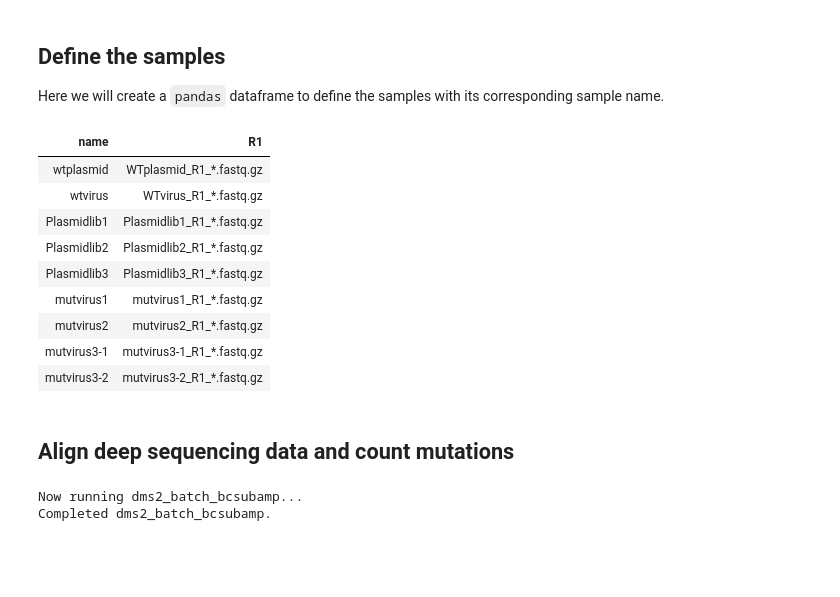
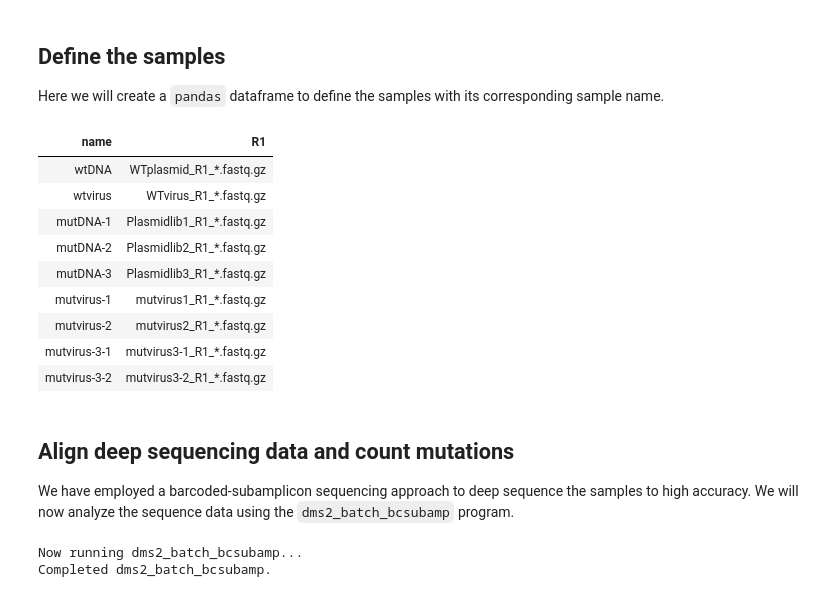
Before and after one commit to jbloomlab/Perth2009-DMS-Manuscript, a Jupyter notebook: analysis_code/Perth2009_DMS_analysis.ipynb, the cells around one changed output. Cells and saved outputs as stored; diff of their text form; code cells hidden in the pictures; blank space fills up the shorter version.

```diff
--- a/analysis_code/Perth2009_DMS_analysis.ipynb
+++ b/analysis_code/Perth2009_DMS_analysis.ipynb
@@ -79,30 +81,32 @@ Symbolically linked FASTQ files to ./results/FASTQ_files/
 
 Here we will create a `pandas` dataframe to define the samples with its corresponding sample name.
 # %%
-samples = pd.DataFrame([('wtplasmid', 'WTplasmid_R1_*.fastq.gz')] +
+samples = pd.DataFrame([('wtDNA', 'WTplasmid_R1_*.fastq.gz')] +
                            [('wtvirus', 'WTvirus_R1_*.fastq.gz')] +
-                           [('Plasmidlib{0}'.format(n),
+                           [('mutDNA-{0}'.format(n),
                              'Plasmidlib{0}_R1_*.fastq.gz'.format(n)) for n in range (1,4)] +
-                           [('mutvirus{0}'.format(n),
+                           [('mutvirus-{0}'.format(n),
                              'mutvirus{0}_R1_*.fastq.gz'.format(n)) for n in range(1,3)] +
-                           [('mutvirus3-{0}'.format(n),
+                           [('mutvirus-3-{0}'.format(n),
                              'mutvirus3-{0}_R1_*.fastq.gz'.format(n)) for n in range (1,3)],
                            columns = ['name', 'R1'])
 
 display(HTML(samples.to_html(index=False)))
 # %% [output]
 | name | R1 |
-| wtplasmid | WTplasmid_R1_*.fastq.gz |
+| wtDNA | WTplasmid_R1_*.fastq.gz |
 | wtvirus | WTvirus_R1_*.fastq.gz |
-| Plasmidlib1 | Plasmidlib1_R1_*.fastq.gz |
-| Plasmidlib2 | Plasmidlib2_R1_*.fastq.gz |
-| Plasmidlib3 | Plasmidlib3_R1_*.fastq.gz |
-| mutvirus1 | mutvirus1_R1_*.fastq.gz |
-| mutvirus2 | mutvirus2_R1_*.fastq.gz |
-| mutvirus3-1 | mutvirus3-1_R1_*.fastq.gz |
-| mutvirus3-2 | mutvirus3-2_R1_*.fastq.gz |
+| mutDNA-1 | Plasmidlib1_R1_*.fastq.gz |
+| mutDNA-2 | Plasmidlib2_R1_*.fastq.gz |
+| mutDNA-3 | Plasmidlib3_R1_*.fastq.gz |
+| mutvirus-1 | mutvirus1_R1_*.fastq.gz |
+| mutvirus-2 | mutvirus2_R1_*.fastq.gz |
+| mutvirus-3-1 | mutvirus3-1_R1_*.fastq.gz |
+| mutvirus-3-2 | mutvirus3-2_R1_*.fastq.gz |
-# %% [markdown]
-## Align deep sequencing data and count mutations
+# %% [markdown]
+## Align deep sequencing data and count mutations
+
+We have employed a barcoded-subamplicon sequencing approach to deep sequence the samples to high accuracy. We will now analyze the sequence data using the `dms2_batch_bcsubamp` program.
 # %%
 # Reference coding sequence of Perth/2009 HA; from plasmid #1535 pICR2-Perth09-HA
 refseq = './data/Perth09_HA_reference.fa'
```
Also changed, not shown: parts of 60 cells of this notebook, 8 other files.
